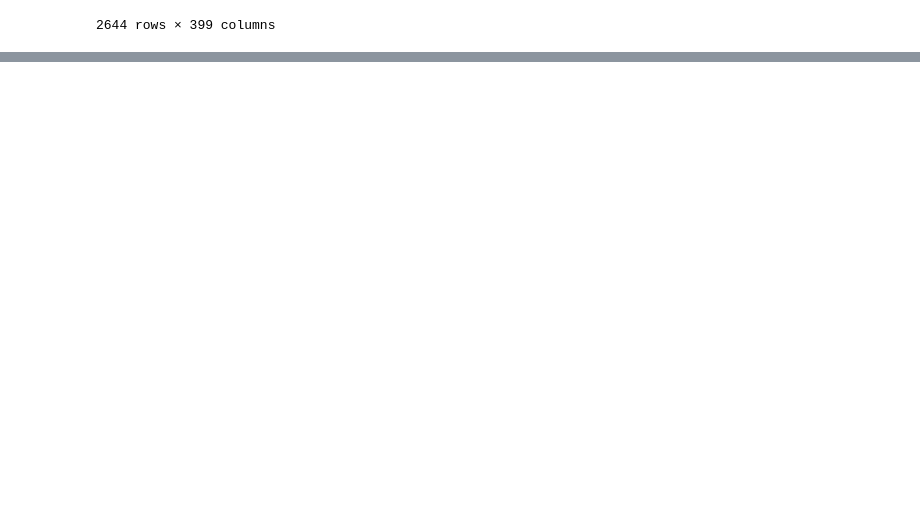
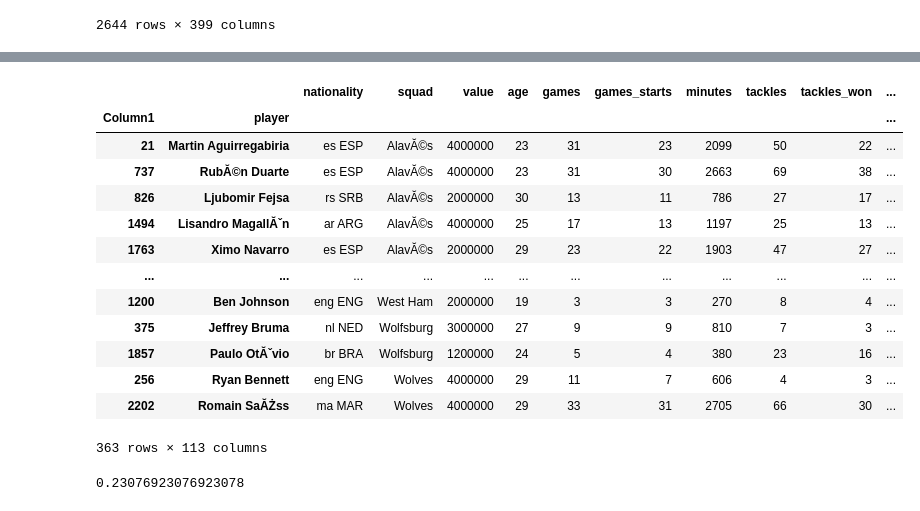
Before and after one commit to AimenZemzmi/TransferMarkt, a Jupyter notebook: transfermarkt.ipynb, the cells around one changed output, grey strips where cells are left out. Saved outputs shown, nothing was run; the diff lists cells and outputs as text; code cells hidden in the pictures; blank space fills up the shorter version.

```diff
--- a/transfermarkt.ipynb
+++ b/transfermarkt.ipynb
@@ -265,3 +228,23 @@ df_defense[column_defense]
+# %%
+inf = df_defense_vf['value'] > 1000000
+supp = df_defense_vf['value'] < 6000000
+df_defense_vf = df_defense_vf[inf & supp]
+df_defense_vf
+# %% [output]
+|  |  | nationality | squad | value | age | games | games_starts | minutes | tackles | tackles_won | ... |
+| Column1 | player |  |  |  |  |  |  |  |  |  | ... |
+| 21 | Martin Aguirregabiria | es ESP | AlavĂ©s | 4000000 | 23 | 31 | 23 | 2099 | 50 | 22 | ... |
+| 737 | RubĂ©n Duarte | es ESP | AlavĂ©s | 4000000 | 23 | 31 | 30 | 2663 | 69 | 38 | ... |
+| 826 | Ljubomir Fejsa | rs SRB | AlavĂ©s | 2000000 | 30 | 13 | 11 | 786 | 27 | 17 | ... |
+| 1494 | Lisandro MagallĂˇn | ar ARG | AlavĂ©s | 4000000 | 25 | 17 | 13 | 1197 | 25 | 13 | ... |
+| 1763 | Ximo Navarro | es ESP | AlavĂ©s | 2000000 | 29 | 23 | 22 | 1903 | 47 | 27 | ... |
+| ... | ... | ... | ... | ... | ... | ... | ... | ... | ... | ... | ... |
+| 1200 | Ben Johnson | eng ENG | West Ham | 2000000 | 19 | 3 | 3 | 270 | 8 | 4 | ... |
+| 375 | Jeffrey Bruma | nl NED | Wolfsburg | 3000000 | 27 | 9 | 9 | 810 | 7 | 3 | ... |
+| 1857 | Paulo OtĂˇvio | br BRA | Wolfsburg | 1200000 | 24 | 5 | 4 | 380 | 23 | 16 | ... |
+| 256 | Ryan Bennett | eng ENG | Wolves | 4000000 | 29 | 11 | 7 | 606 | 4 | 3 | ... |
+| 2202 | Romain SaĂŻss | ma MAR | Wolves | 4000000 | 29 | 33 | 31 | 2705 | 66 | 30 | ... |
+363 rows × 113 columns
 # %%
 from sklearn.cluster import KMeans
 from sklearn.model_selection import train_test_split
@@ -267,0 +288,7 @@ from sklearn.model_selection import train_test_split
+# %%
+from sklearn.neighbors import KNeighborsClassifier
+knn = KNeighborsClassifier()
+knn.fit(X_train,y_train)
+knn.score(X_test,y_test)
+# %% [output]
+0.23076923076923078
```
Also changed, not shown: parts of 12 cells of this notebook.
